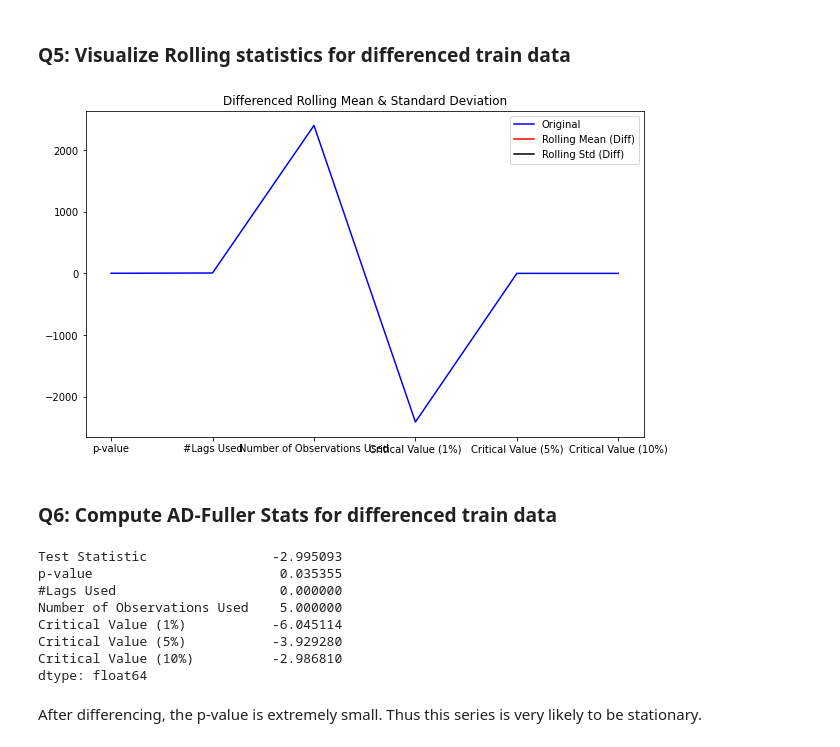
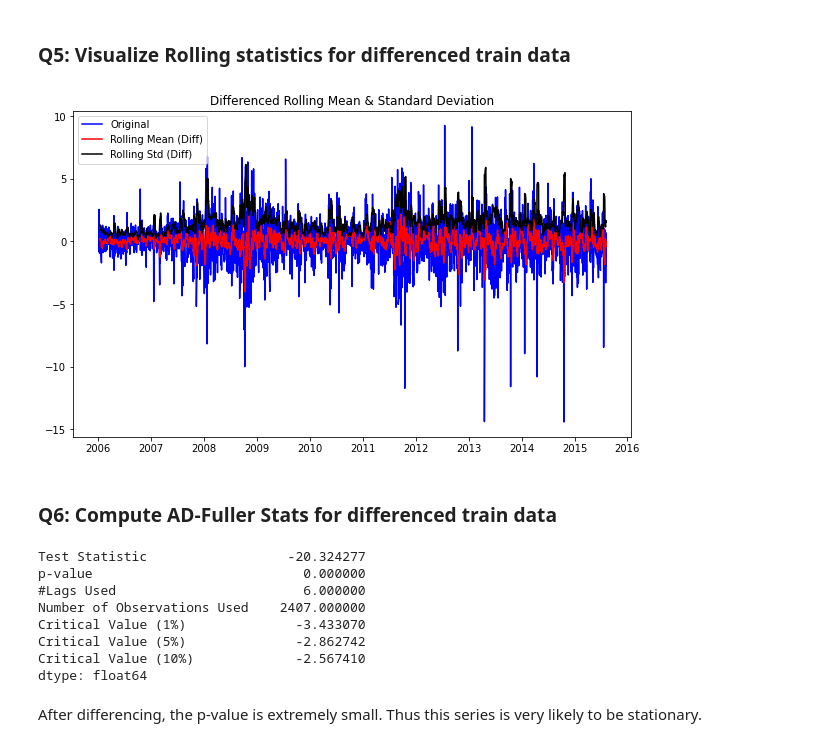
Before and after one commit to ardyghalebi/mec-mini-projects, a Jupyter notebook: mec-18.5.1-time-series-analysis-mini-project/Ardavan_Ghalebi_Mini_Project_Time_Series_Forecasting.ipynb, the cells around one changed output. Saved outputs shown, nothing was run; the diff lists cells and outputs as text; code cells hidden in the pictures.

Commit message:
PROJECT: Update time series notebook assignment

```diff
--- a/mec-18.5.1-time-series-analysis-mini-project/Ardavan_Ghalebi_Mini_Project_Time_Series_Forecasting.ipynb
+++ b/mec-18.5.1-time-series-analysis-mini-project/Ardavan_Ghalebi_Mini_Project_Time_Series_Forecasting.ipynb
@@ -225,24 +225,26 @@ To get stationary data, there are many techniques. We can use log, differencing
 
 Hint: Check out the __`diff()`__ function in pandas and try using it on the __`train_series`__ dataset
 # %%
-train_diff = dfoutput.diff()
+train_diff = train_series.diff()
 train_diff = train_diff.dropna(inplace = False)
 # %% [markdown]
 ### Q5: Visualize Rolling statistics for differenced train data
 # %%
+window = 7
+
 #Determing rolling statistics
 diff_rolmean = train_diff.rolling(window).mean()
 diff_rolstd = train_diff.rolling(window).std()
 
 #Plot rolling statistics:
 fig = plt.figure(figsize=(10, 6))
 orig = plt.plot(train_diff, color='blue',label='Original')
 mean = plt.plot(diff_rolmean, color='red', label='Rolling Mean (Diff)')
 std = plt.plot(diff_rolstd, color='black', label = 'Rolling Std (Diff)')
 plt.legend(loc='best')
 plt.title('Differenced Rolling Mean & Standard Deviation');
 # %% [output]
-[figure, old version]
+[figure, new version]
 # %% [markdown]
 ### Q6: Compute AD-Fuller Stats for differenced train data
 # %%
@@ -252,13 +254,13 @@ for key,value in dftest[4].items():
     dfoutput_diff['Critical Value (%s)'%key] = value
 dfoutput_diff
 # %% [output]
-Test Statistic                -2.995093
-p-value                        0.035355
-#Lags Used                     0.000000
-Number of Observations Used    5.000000
-Critical Value (1%)           -6.045114
-Critical Value (5%)           -3.929280
-Critical Value (10%)          -2.986810
+Test Statistic                  -20.324277
+p-value                           0.000000
+#Lags Used                        6.000000
+Number of Observations Used    2407.000000
+Critical Value (1%)              -3.433070
+Critical Value (5%)              -2.862742
+Critical Value (10%)             -2.567410
 dtype: float64
 # %% [markdown]
 After differencing, the p-value is extremely small. Thus this series is very likely to be stationary.
```
Also changed, not shown: parts of 25 cells of this notebook.
